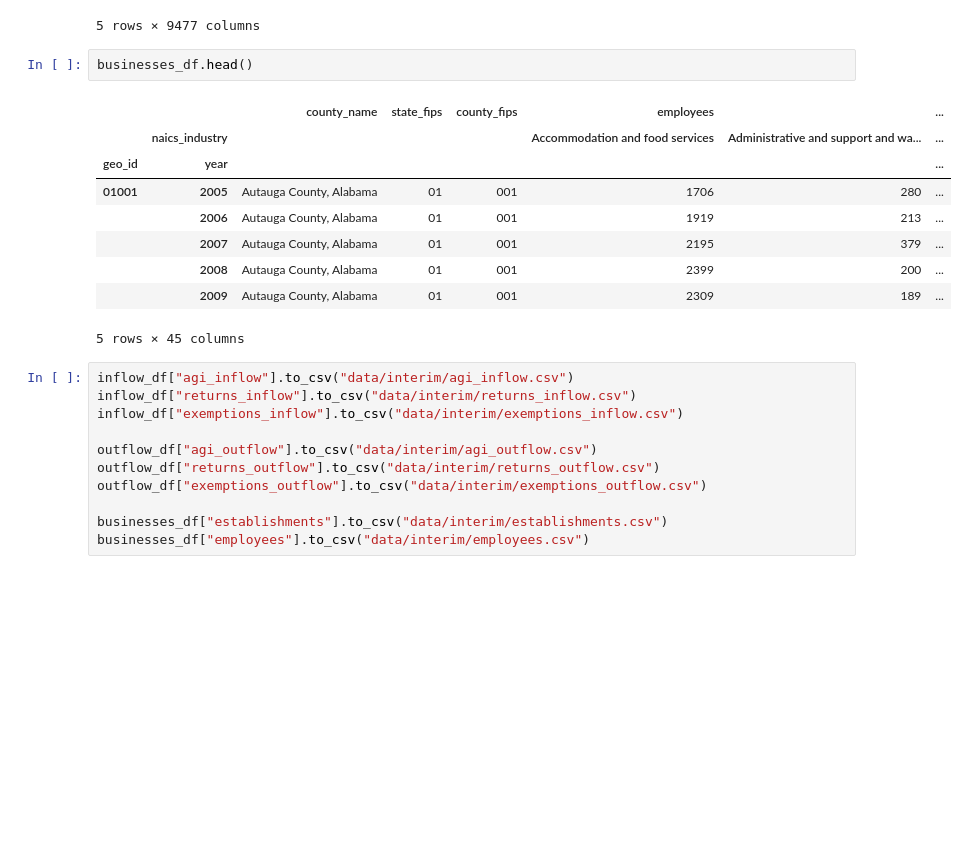
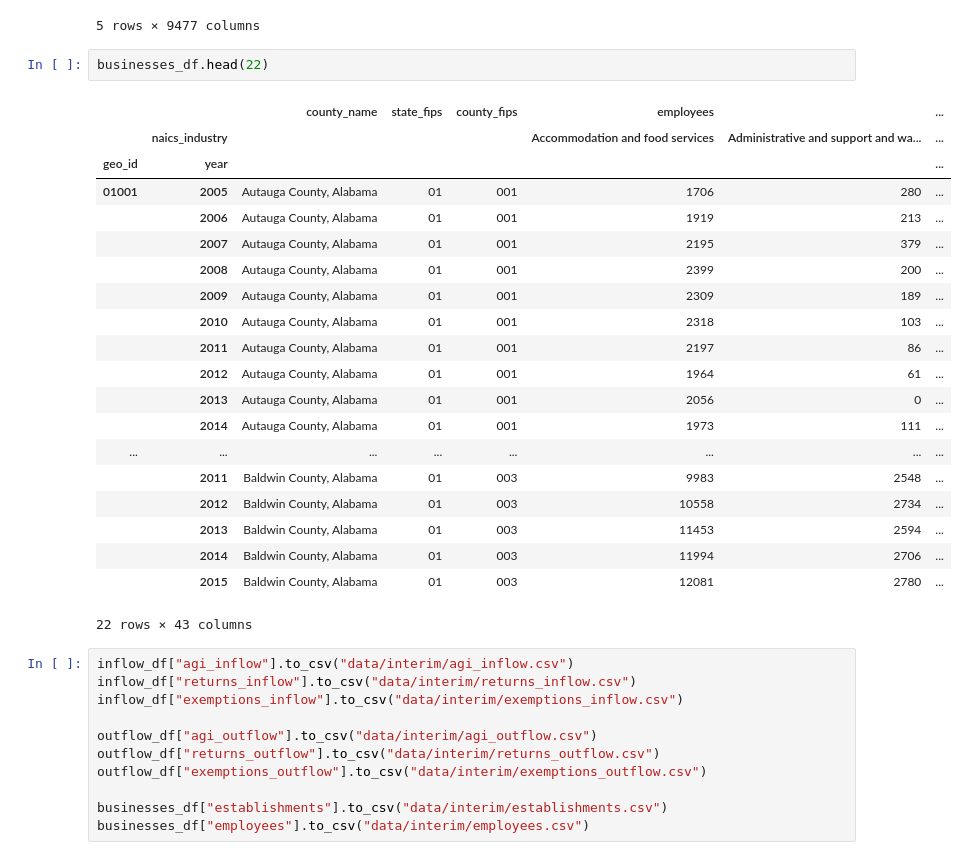
Before and after one commit to raymondgh/springboard-data-science, a Jupyter notebook: Capstone 1/DataWrangling.ipynb, the cells around one changed output. Saved outputs shown, nothing was run; the diff lists cells and outputs as text; blank space fills up the shorter version.

```diff
--- a/Capstone 1/DataWrangling.ipynb
+++ b/Capstone 1/DataWrangling.ipynb
@@ -624,17 +624,28 @@ outflow_df.head()
 |  | 2009 | 936888.0 | 1267.0 | 0.0 | 0.0 | 0.0 | 0.0 | 0.0 | 0.0 | 0.0 | ... |
 5 rows × 9477 columns
 # %%
-businesses_df.head()
+businesses_df.head(22)
 # %% [output]
 |  |  | county_name | state_fips | county_fips | employees |  | ... |
 |  | naics_industry |  |  |  | Accommodation and food services | Administrative and support and wa... | ... |
 | geo_id | year |  |  |  |  |  | ... |
 | 01001 | 2005 | Autauga County, Alabama | 01 | 001 | 1706 | 280 | ... |
 |  | 2006 | Autauga County, Alabama | 01 | 001 | 1919 | 213 | ... |
 |  | 2007 | Autauga County, Alabama | 01 | 001 | 2195 | 379 | ... |
 |  | 2008 | Autauga County, Alabama | 01 | 001 | 2399 | 200 | ... |
 |  | 2009 | Autauga County, Alabama | 01 | 001 | 2309 | 189 | ... |
+|  | 2010 | Autauga County, Alabama | 01 | 001 | 2318 | 103 | ... |
+|  | 2011 | Autauga County, Alabama | 01 | 001 | 2197 | 86 | ... |
+|  | 2012 | Autauga County, Alabama | 01 | 001 | 1964 | 61 | ... |
+|  | 2013 | Autauga County, Alabama | 01 | 001 | 2056 | 0 | ... |
+|  | 2014 | Autauga County, Alabama | 01 | 001 | 1973 | 111 | ... |
+| ... | ... | ... | ... | ... | ... | ... | ... |
+|  | 2011 | Baldwin County, Alabama | 01 | 003 | 9983 | 2548 | ... |
+|  | 2012 | Baldwin County, Alabama | 01 | 003 | 10558 | 2734 | ... |
+|  | 2013 | Baldwin County, Alabama | 01 | 003 | 11453 | 2594 | ... |
+|  | 2014 | Baldwin County, Alabama | 01 | 003 | 11994 | 2706 | ... |
+|  | 2015 | Baldwin County, Alabama | 01 | 003 | 12081 | 2780 | ... |
-5 rows × 45 columns
+22 rows × 43 columns
 # %%
 inflow_df["agi_inflow"].to_csv("data/interim/agi_inflow.csv")
 inflow_df["returns_inflow"].to_csv("data/interim/returns_inflow.csv")
```
Also changed, not shown: parts of 4 cells of this notebook, 1 other file.
